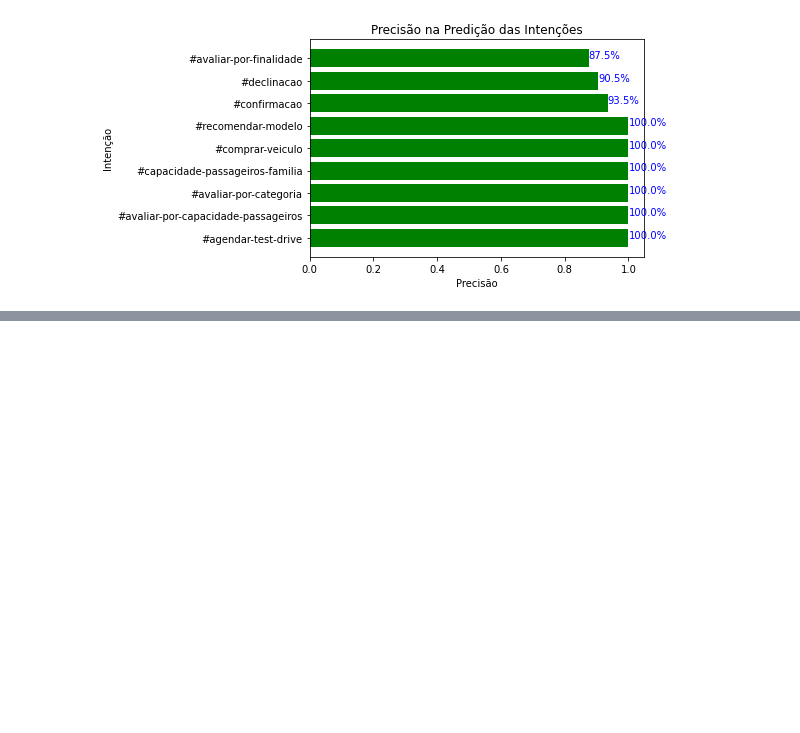
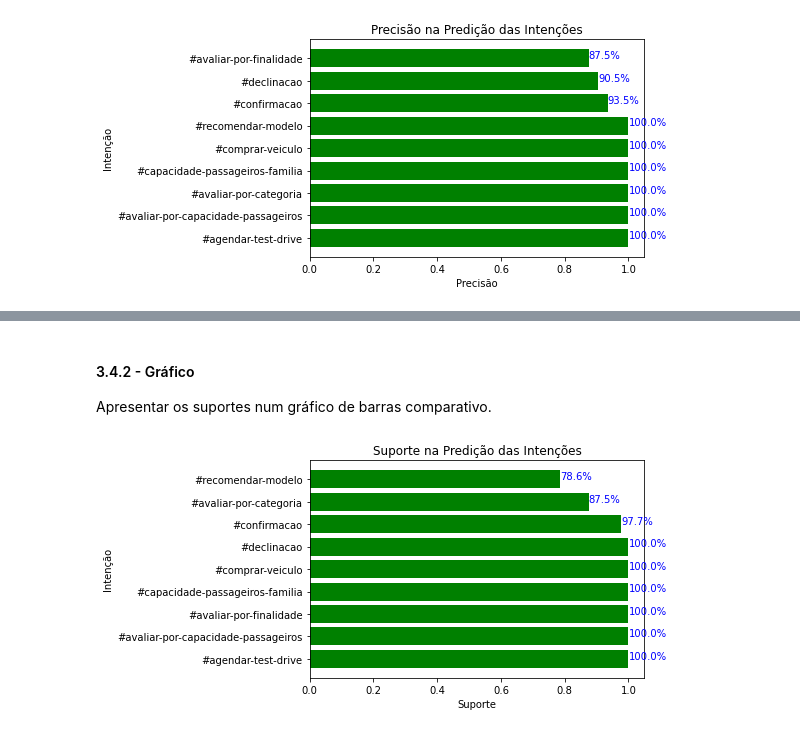
Before and after one commit to RafaelSchubert/furb-data-science-chatbot, a Jupyter notebook: analise/analise-desempenho.ipynb, the cells around one changed output, grey strips where cells are left out. Saved outputs shown, nothing was run; the diff lists cells and outputs as text; code cells hidden in the pictures; blank space fills up the shorter version.

Commit message:
Apresentar suporte das predições das intenções.

```diff
--- a/analise/analise-desempenho.ipynb
+++ b/analise/analise-desempenho.ipynb
@@ -551,0 +560,34 @@ plt.show()
+# %%
+def obter_negativos_falsos(classe: str, matriz_confusao: pd.DataFrame) -> int:
+    outras_classes_preditas = obter_outras_classes_preditas(classe, matriz_confusao)
+    return sum(matriz_confusao.loc[classe, p] for p in outras_classes_preditas)
+
+def obter_suporte_classe(classe: str, matriz_confusao: pd.DataFrame) -> float:
+    positivos_verdadeiros = obter_positivos_verdadeiros(classe, matriz_confusao)
+    negativos_falsos = obter_negativos_falsos(classe, matriz_confusao)
+    return positivos_verdadeiros / (positivos_verdadeiros + negativos_falsos)
+# %%
+suporte_intencoes = {intencao: obter_suporte_classe(intencao, matriz_confusao_intencoes)
+                     for intencao in matriz_confusao_intencoes.index}
+# %% [markdown]
+#### 3.4.2 - Gráfico
+
+Apresentar os suportes num gráfico de barras comparativo.
+# %%
+suporte_intencoes = dict(sorted(suporte_intencoes.items(), key=lambda x: -x[1]))
+
+plt.barh(
+    list(suporte_intencoes.keys()),
+    list(suporte_intencoes.values()),
+    color='green'
+)
+plt.title('Suporte na Predição das Intenções')
+plt.xlabel('Suporte')
+plt.ylabel('Intenção')
+
+for (k, v) in suporte_intencoes.items():
+    plt.annotate(f'{v:.1%}', (v, k), color='blue')
+
+plt.show()
+# %% [output]
+[figure, added]
```
Also changed, not shown: parts of 1 cell of this notebook.
